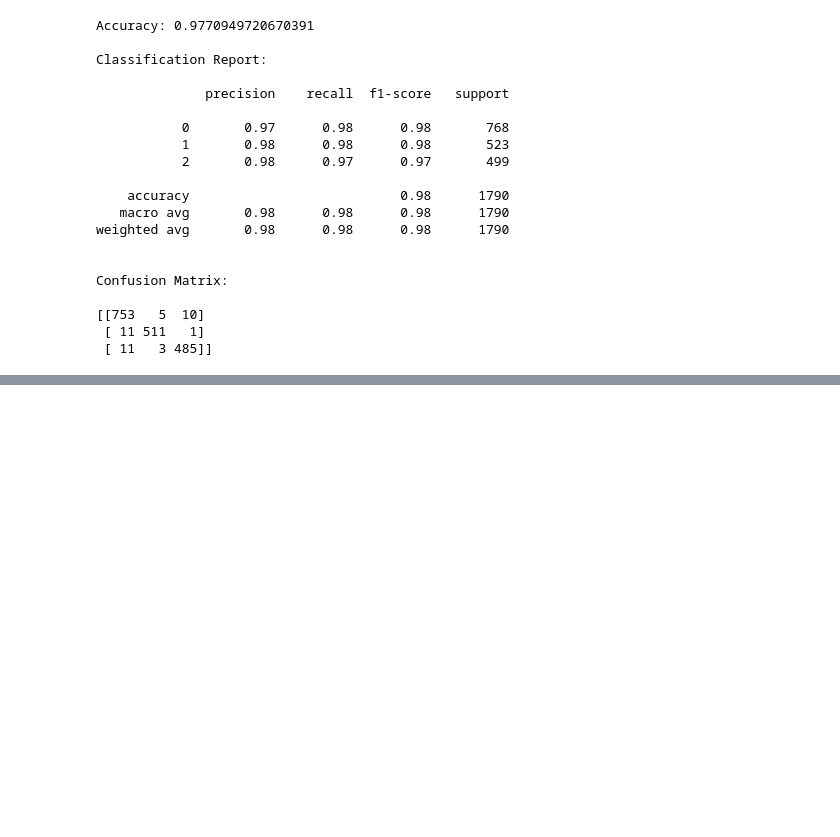
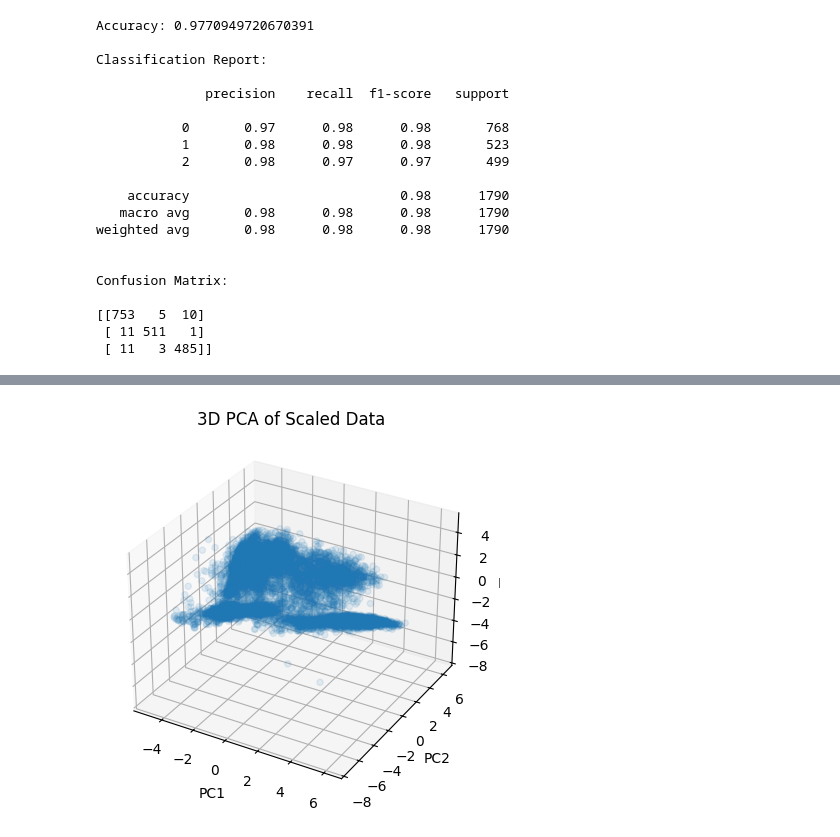
Before and after one commit to Jashan-jj/Clustering-on-Credit-Card-Dataset, a Jupyter notebook: notebooks/credit_card_clustering.ipynb, the cells around one changed output, grey strips where cells are left out. Saved outputs shown, nothing was run; the diff lists cells and outputs as text; code cells hidden in the pictures; blank space fills up the shorter version.

```diff
--- a/notebooks/credit_card_clustering.ipynb
+++ b/notebooks/credit_card_clustering.ipynb
@@ -344,0 +373,11 @@ Confusion Matrix:
+# %%
+plt.figure()
+ax = plt.axes(projection= '3d')
+ax.scatter(xpca['PC1'], xpca['PC2'], xpca['PC3'], alpha=0.1)
+ax.set_xlabel('PC1')
+ax.set_ylabel('PC2')
+ax.set_zlabel('PC3')
+plt.title('3D PCA of Scaled Data')
+plt.show()
+# %% [output]
+[figure, added]
```
Also changed, not shown: parts of 9 cells of this notebook.
